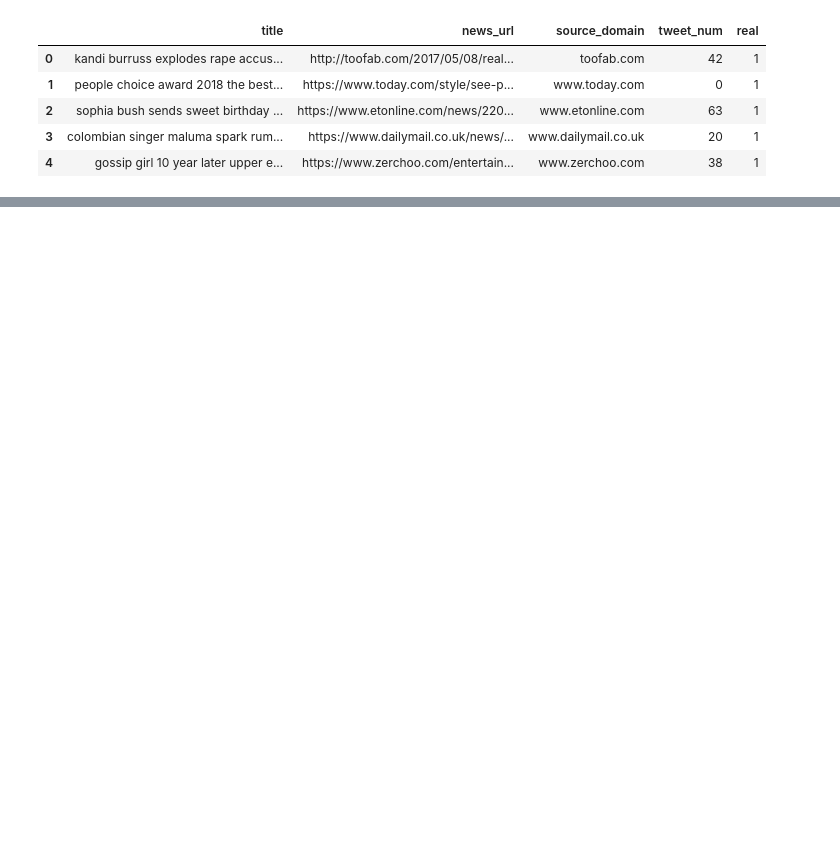
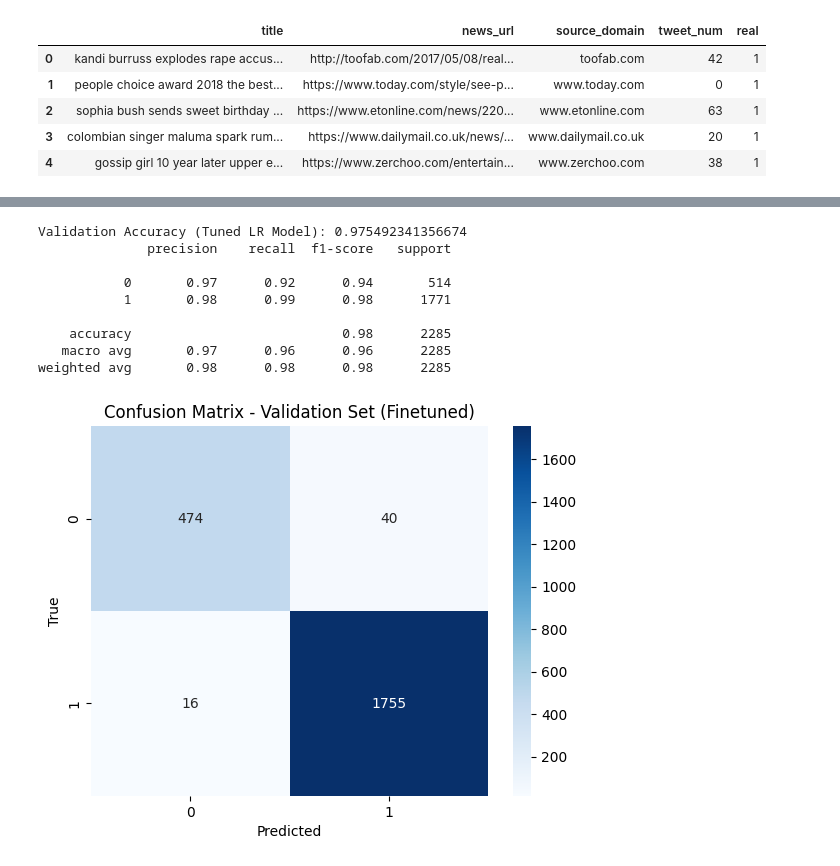
Before and after one commit to Sudheer-Kumar124/FakeNews_Detection, a Jupyter notebook: Logistic_Regression_Model.ipynb, the cells around one changed output, grey strips where cells are left out. Cells and saved outputs as stored; diff of their text form; code cells hidden in the pictures; blank space fills up the shorter version.

```diff
--- a/Logistic_Regression_Model.ipynb
+++ b/Logistic_Regression_Model.ipynb
@@ -53,0 +70,3 @@ plt.show()
+# %%
+# Combine text features into one column
+df['combined_text'] = df['title'] + ' ' + df['news_url'] + ' ' + df['source_domain']
@@ -152,0 +156,14 @@ weighted avg       0.82      0.82      0.80      4640
+# %%
+# Define the parameters for grid search
+param_grid = {
+    'C': [0.1, 1.0, 10.0],  # Regularization parameter
+    'solver': ['liblinear', 'lbfgs', 'newton-cg']  # Optimization algorithms
+}
+
+# Initialize GridSearchCV
+grid_search = GridSearchCV(estimator=LogisticRegression(max_iter=100000, random_state=42),
+                           param_grid=param_grid,
+                           scoring='accuracy',
+                           cv=3,  # 3-fold cross-validation
+                           verbose=1,
+                           n_jobs=-1)  # Use all available CPU cores
@@ -152,0 +180,26 @@ weighted avg       0.82      0.82      0.80      4640
+# %%
+# Evaluate the model with best parameters on the validation set
+best_model = grid_search.best_estimator_
+val_predictions_tuned = best_model.predict(X_val_vec)
+val_accuracy_tuned = accuracy_score(y_val, val_predictions_tuned)
+print("Validation Accuracy (Tuned LR Model):", val_accuracy_tuned)
+print(classification_report(y_val, val_predictions_tuned))
+
+# Confusion matrix for validation set (Best Parameters)
+val_cm = confusion_matrix(y_val, val_predictions_tuned)
+sns.heatmap(val_cm, annot=True, fmt='d', cmap='Blues')
+plt.title('Confusion Matrix - Validation Set (Finetuned)')
+plt.xlabel('Predicted')
+plt.ylabel('True')
+plt.show()
+# %% [output]
+Validation Accuracy (Tuned LR Model): 0.975492341356674
+              precision    recall  f1-score   support
+
+           0       0.97      0.92      0.94       514
+           1       0.98      0.99      0.98      1771
+
+    accuracy                           0.98      2285
+   macro avg       0.97      0.96      0.96      2285
+weighted avg       0.98      0.98      0.98      2285
+[figure, added]
```
Also changed, not shown: parts of 26 cells of this notebook.
